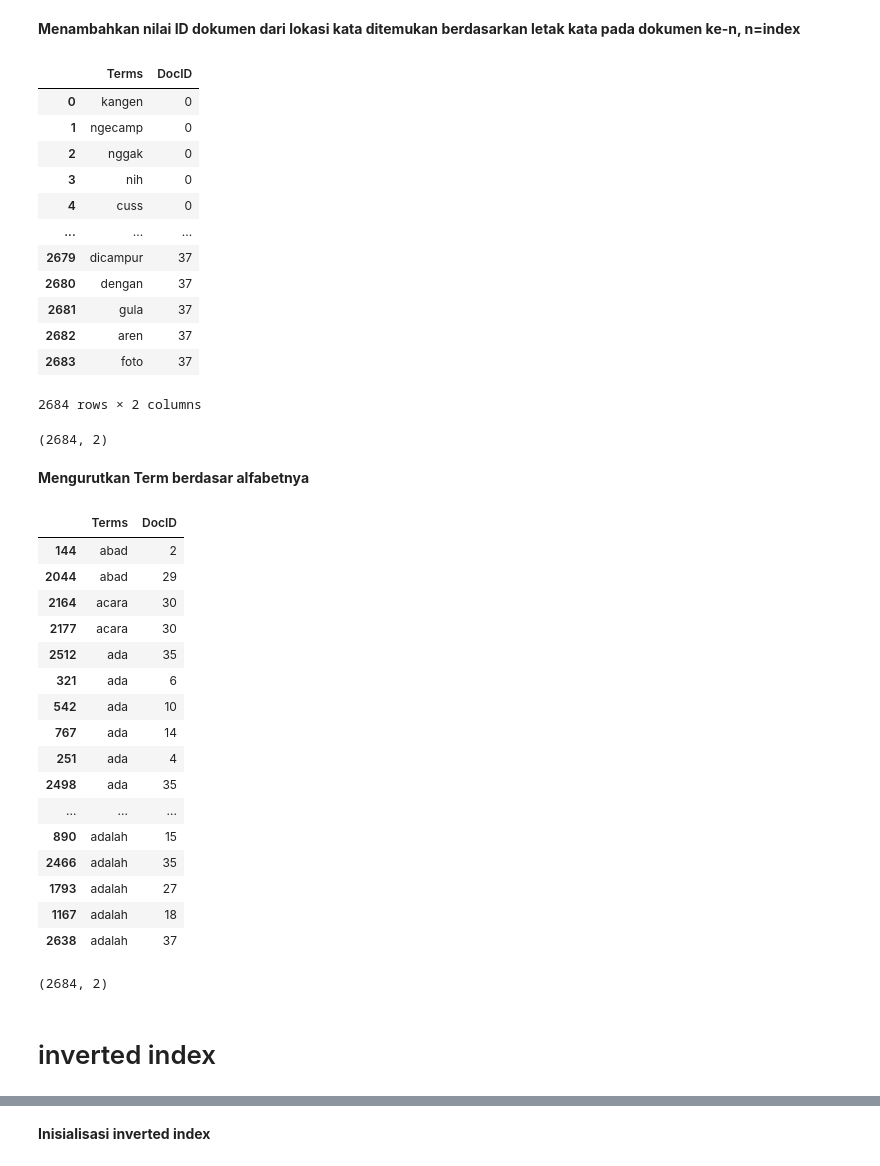
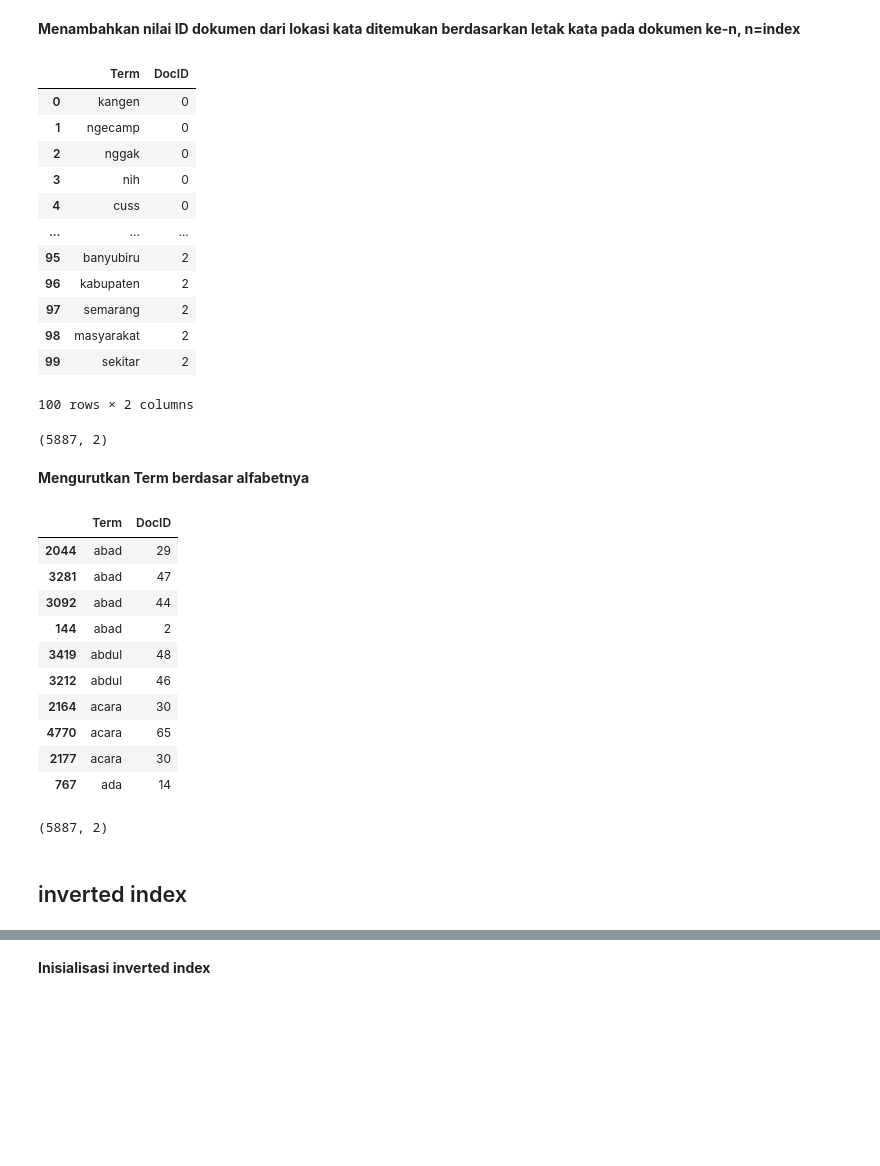
Before and after one commit to lenocahya/ir_wisata_semarang, a Jupyter notebook: index.ipynb, the cells around one changed output, grey strips where cells are left out. Drawn from its saved outputs; the diff is of its cells as text; code cells hidden in the pictures; blank space fills up the shorter version.

Commit message:
update indexing

```diff
--- a/index.ipynb
+++ b/index.ipynb
@@ -64,0 +15,4 @@ adrenalin            2
+# %%
+url = "https://raw.githubusercontent.com/lenocahya/ir_wisata_semarang/main/crawl_wisata.csv"
+df = pd.read_csv(url)
+df.head()
@@ -95,60 +56,54 @@ df_doc.head()
 # %% [markdown]
 **Menambahkan nilai ID dokumen dari lokasi kata ditemukan berdasarkan letak kata pada dokumen ke-n, n=index**
 # %%
-df_term = pd.DataFrame(columns = ["Terms","DocID"])
+df_term = pd.DataFrame(columns = ["Term","DocID"])
 
 size = df_doc.shape[0]
 for index in range(size):
     row = df_doc['document'].iloc[index]
 
-    for item in row:
-        df_term = df_term.append({"Terms":item,"DocID":index}, ignore_index=True)
+    for kata in row:
+        df_term = df_term.append({"Term":kata,"DocID":index}, ignore_index=True)
 # %%
-df_term
+df_term.head(100)
 # %% [output]
-|  | Terms | DocID |
+|  | Term | DocID |
 | 0 | kangen | 0 |
 | 1 | ngecamp | 0 |
 | 2 | nggak | 0 |
 | 3 | nih | 0 |
 | 4 | cuss | 0 |
 | ... | ... | ... |
-| 2679 | dicampur | 37 |
-| 2680 | dengan | 37 |
-| 2681 | gula | 37 |
-| 2682 | aren | 37 |
-| 2683 | foto | 37 |
+| 95 | banyubiru | 2 |
+| 96 | kabupaten | 2 |
+| 97 | semarang | 2 |
+| 98 | masyarakat | 2 |
+| 99 | sekitar | 2 |
-2684 rows × 2 columns
+100 rows × 2 columns
 # %%
 df_term.shape
 # %% [output]
-(2684, 2)
+(5887, 2)
 # %% [markdown]
 **Mengurutkan Term berdasar alfabetnya**
 # %%
-df_term_sorted = df_term.sort_values(by="Terms")
-df_term_sorted.head(20)
+df_term_sorted = df_term.sort_values(by="Term")
+df_term_sorted.head(10)
 # %% [output]
-|  | Terms | DocID |
+|  | Term | DocID |
+| 2044 | abad | 29 |
+| 3281 | abad | 47 |
+| 3092 | abad | 44 |
 | 144 | abad | 2 |
-| 2044 | abad | 29 |
+| 3419 | abdul | 48 |
+| 3212 | abdul | 46 |
 | 2164 | acara | 30 |
+| 4770 | acara | 65 |
 | 2177 | acara | 30 |
-| 2512 | ada | 35 |
-| 321 | ada | 6 |
-| 542 | ada | 10 |
 | 767 | ada | 14 |
-| 251 | ada | 4 |
-| 2498 | ada | 35 |
-| ... | ... | ... |
-| 890 | adalah | 15 |
-| 2466 | adalah | 35 |
-| 1793 | adalah | 27 |
-| 1167 | adalah | 18 |
-| 2638 | adalah | 37 |
 # %%
 df_term_sorted.shape
 # %% [output]
-(2684, 2)
+(5887, 2)
 # %% [markdown]
-# inverted index
+## inverted index
```
Also changed, not shown: parts of 16 cells of this notebook.
